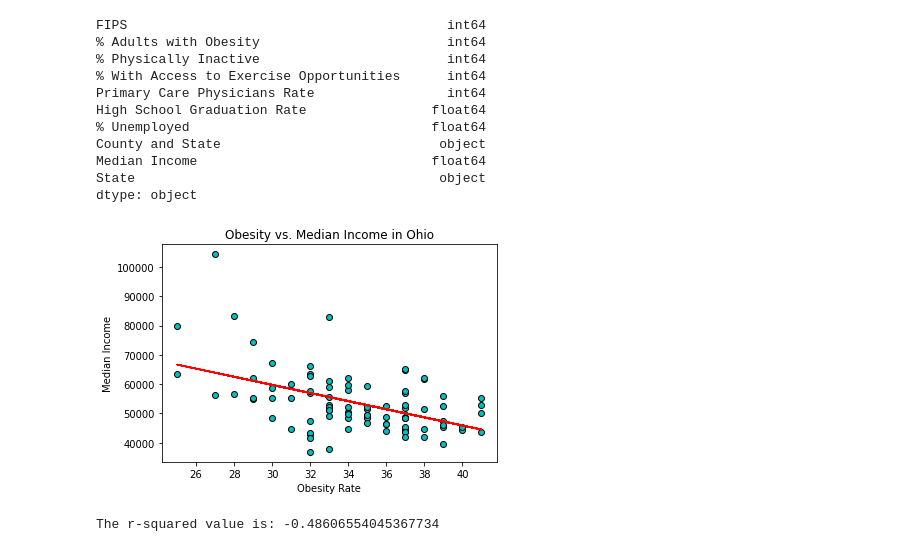
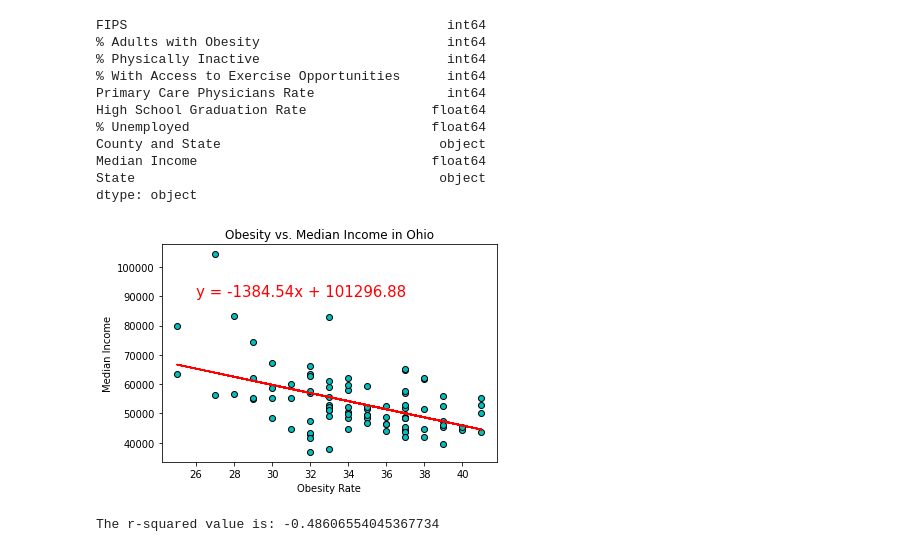
Before and after one commit to katrinan029/project-movat, a Jupyter notebook: Project code.ipynb, the cells around one changed output. Saved outputs shown, nothing was run; the diff lists cells and outputs as text; code cells hidden in the pictures.

```diff
--- a/Project code.ipynb
+++ b/Project code.ipynb
@@ -375,19 +375,20 @@ dtype: object
 # %%
 ohio_analysis = merged_df.loc[merged_df["State"] == " Ohio" ]
 ohio_obesity_rate = ohio_analysis["% Adults with Obesity"]
 ohio_median_income = ohio_analysis["Median Income"]
 
 (slope, intercept, rvalue, pvalue, stderr) = linregress(ohio_obesity_rate, ohio_median_income)
 regress_values = ohio_obesity_rate * slope + intercept
 line_eq = "y = " + str(round(slope,2)) + "x + " + str(round(intercept,2))
 plt.scatter(ohio_obesity_rate,ohio_median_income,color="c",edgecolors="black")
 plt.plot(ohio_obesity_rate,regress_values,"r-")
+plt.annotate(line_eq,(26,90000),fontsize=15,color="red")
 plt.xlabel("Obesity Rate")
 plt.ylabel("Median Income")
 plt.title("Obesity vs. Median Income in Ohio")
 plt.show()
 
 (print(f"The r-squared value is: {rvalue}"))
 # %% [output]
-[figure, old version]
+[figure, new version]
 The r-squared value is: -0.48606554045367734
```
Also changed, not shown: parts of 1 cell of this notebook.
